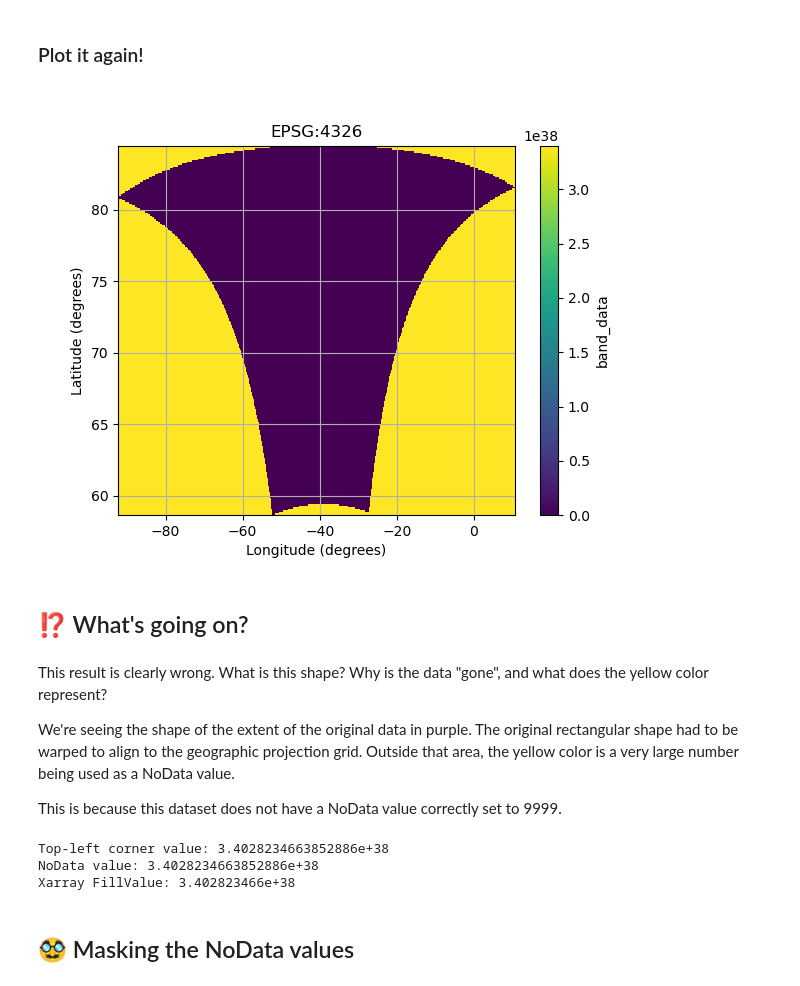
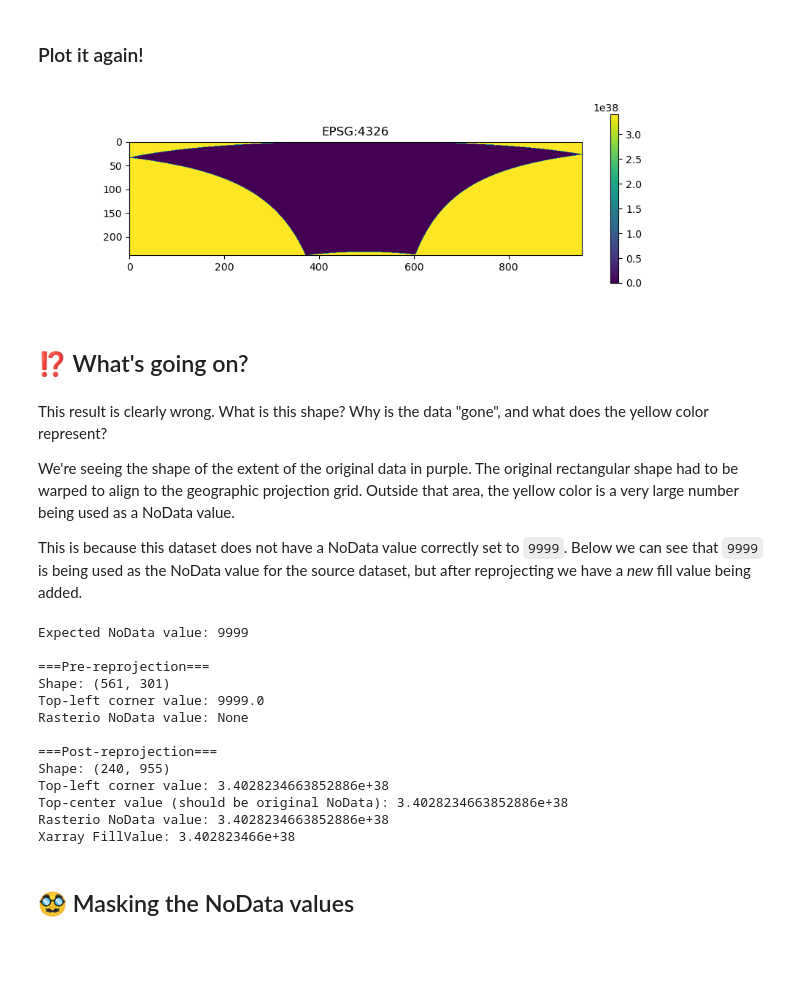
Before and after one commit to qgreenland-workshop-2023-researcher/qgreenland-workshop-2023-researcher.github.io, a Jupyter notebook: content/exercises/data-scenarios/raster-needs-reprojection/solutions/solution.ipynb, the cells around one changed output. Cells and saved outputs as stored; diff of their text form; code cells hidden in the pictures; blank space fills up the shorter version.

```diff
--- a/content/exercises/data-scenarios/raster-needs-reprojection/solutions/solution.ipynb
+++ b/content/exercises/data-scenarios/raster-needs-reprojection/solutions/solution.ipynb
@@ -51,16 +50,14 @@ epsg_4326 = epsg_3413.rio.reproject(
 # %% [markdown]
 ### Plot it again!
 # %%
-plt.figure()
+plt.figure(figsize=(10,3))
 
-plot = epsg_4326[0].plot.imshow()
-plot.axes.grid()
+plot = plt.imshow(epsg_4326[0])
 plot.axes.set_title('EPSG:4326')
-plot.axes.set_xlabel('Longitude (degrees)')
-plot.axes.set_ylabel('Latitude (degrees)')
+plt.colorbar()
 plt.show()
 # %% [output]
-[figure, old version]
+[figure, new version]
 # %% [markdown]
 ## ⁉️ What's going on?
 # %% [markdown]
@@ -68,14 +65,35 @@ This result is clearly wrong. What is this shape? Why is the data "gone", and wh
 
 We're seeing the shape of the extent of the original data in purple. The original rectangular shape had to be warped to align to the geographic projection grid. Outside that area, the yellow color is a very large number being used as a NoData value.
 
-This is because this dataset does not have a NoData value correctly set to 9999.
+This is because this dataset does not have a NoData value correctly set to `9999`. Below we can see that `9999` is being used as the NoData value for the source dataset, but after reprojecting we have a _new_ fill value being added.
 # %%
+expected_nodata = 9999
+print(f"Expected NoData value: {expected_nodata}")
+print()
+print(f"===Pre-reprojection===")
+print(f"Shape: {epsg_3413[0].shape}")
+print(f"Top-left corner value: {epsg_3413[0][0][0].data}")
+print(f"Rasterio NoData value: {epsg_3413[0].rio.nodata}")
+print()
+print(f"===Post-reprojection===")
+print(f"Shape: {epsg_4326[0].shape}")
 print(f"Top-left corner value: {epsg_4326[0][0][0].data}")
-print(f"NoData value: {epsg_4326[0].rio.nodata}")
+print(f"Top-center value (should be original NoData): {epsg_4326[0][120,0].data}")
+print(f"Rasterio NoData value: {epsg_4326[0].rio.nodata}")
 print(f"Xarray FillValue: {epsg_4326[0]._FillValue}")
 # %% [output]
+Expected NoData value: 9999
+
+===Pre-reprojection===
+Shape: (561, 301)
+Top-left corner value: 9999.0
+Rasterio NoData value: None
+
+===Post-reprojection===
+Shape: (240, 955)
 Top-left corner value: 3.4028234663852886e+38
-NoData value: 3.4028234663852886e+38
+Top-center value (should be original NoData): 3.4028234663852886e+38
+Rasterio NoData value: 3.4028234663852886e+38
 Xarray FillValue: 3.402823466e+38
 # %% [markdown]
 ## 🥸 Masking the NoData values
```
Also changed, not shown: parts of 9 cells of this notebook.
